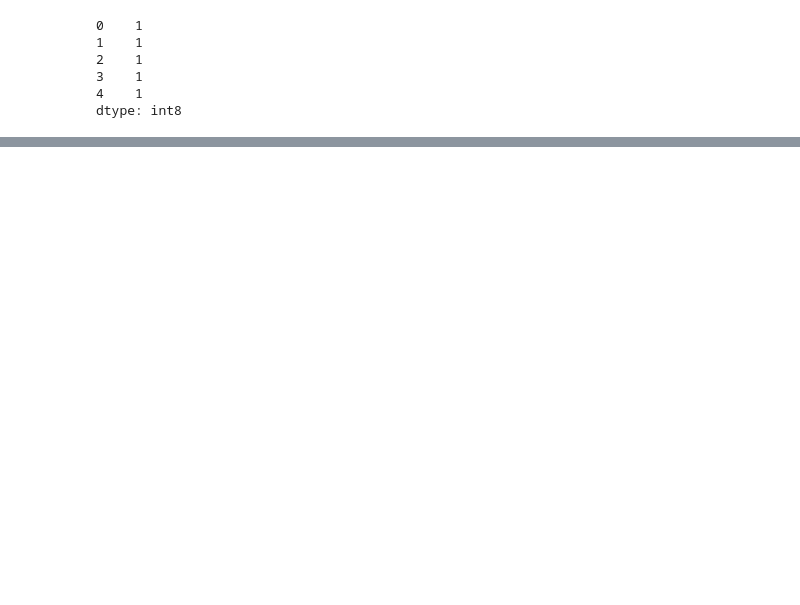
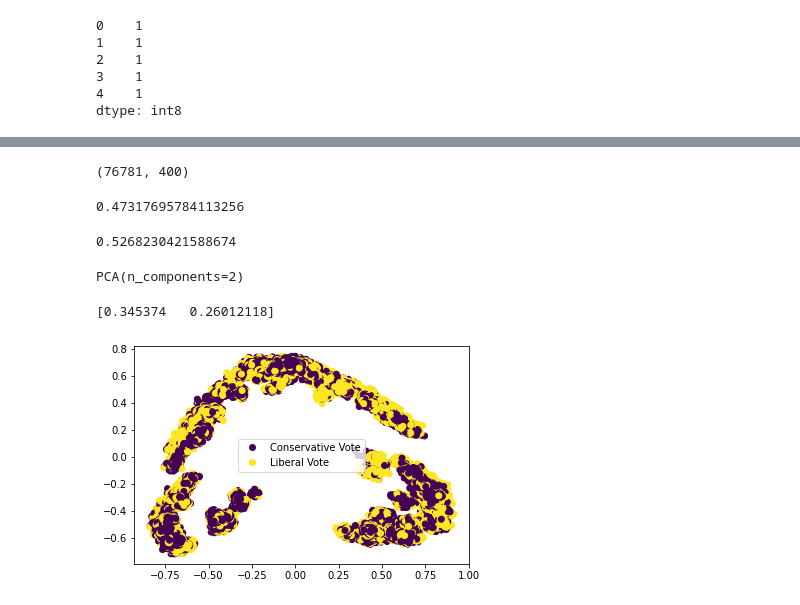
Before and after one commit to parkererickson/csci5525-final-project, a Jupyter notebook: citation-graph/predictWithFastRP.ipynb, the cells around one changed output, grey strips where cells are left out. Saved outputs shown, nothing was run; the diff lists cells and outputs as text; code cells hidden in the pictures; blank space fills up the shorter version.

```diff
--- a/citation-graph/predictWithFastRP.ipynb
+++ b/citation-graph/predictWithFastRP.ipynb
@@ -68,0 +72,26 @@ weighted avg       0.60      0.56      0.57       573
+# %%
+justices = [x["v_id"] for x in justices]
+# %%
+import numpy as np
+labels = {"LIBERAL_VOTE": 1,
+          "CONSERVATIVE_VOTE": 0}
+
+def createData(justices):
+    Xdata = []
+    ydata = []
+    for justice in justices:
+        res = conn.runInstalledQuery("justiceCaseLinks", params={"justiceID": int(justice)})
+        caseEmbeddings = pd.DataFrame.from_dict(res[0]["@@caseEmbeddings"], orient="index").reset_index().rename(columns={"index":"caseId"})
+        caseVotes = pd.DataFrame.from_dict(res[0]["@@caseVote"], orient="index").reset_index().rename(columns={"index":"caseId", 0:"vote"})
+        data = caseVotes.merge(caseEmbeddings, on="caseId")
+        justiceEmbedding = pd.DataFrame.from_dict(res[0]["@@justiceEmbedding"], orient="index").reset_index().rename(columns={"index":"justice"})
+        X = data[[i for i in range(0,embeddingDim)]].values
+        je = justiceEmbedding[[i for i in range(0,embeddingDim)]].values
+        je = np.tile(je, (X.shape[0], 1))
+        X = np.append(X, je, axis=1)
+        y = np.array([labels[x] for x in data["vote"]])
+        Xdata.append(X)
+        ydata.append(y)
+    return np.concatenate(Xdata), np.concatenate(ydata)
+# %%
+X, y = createData(justices)
@@ -68,0 +123,32 @@ weighted avg       0.60      0.56      0.57       573
+# %%
+X.shape
+# %% [output]
+(76781, 400)
+# %%
+(y == 0).sum()/y.shape[0] # Percent ruling in favor of Defendant
+# %% [output]
+0.47317695784113256
+# %%
+(y == 1).sum()/y.shape[0] # Percent ruling in favor of Plaintiff
+# %% [output]
+0.5268230421588674
+# %%
+from sklearn.decomposition import PCA
+
+pca = PCA(n_components=2)
+pca.fit(X)
+# %% [output]
+PCA(n_components=2)
+# %%
+print(pca.explained_variance_ratio_)
+# %% [output]
+[0.345374   0.26012118]
+# %%
+X_red = pca.fit_transform(X)
+
+import matplotlib.pyplot as plt
+plot = plt.scatter(X_red[:,0], X_red[:,1], c=y)
+plt.legend(handles=plot.legend_elements()[0], labels=["Conservative Vote","Liberal Vote"])
+plt.show()
+# %% [output]
+[figure, added]
```
Also changed, not shown: parts of 12 cells of this notebook, 9 other files.
